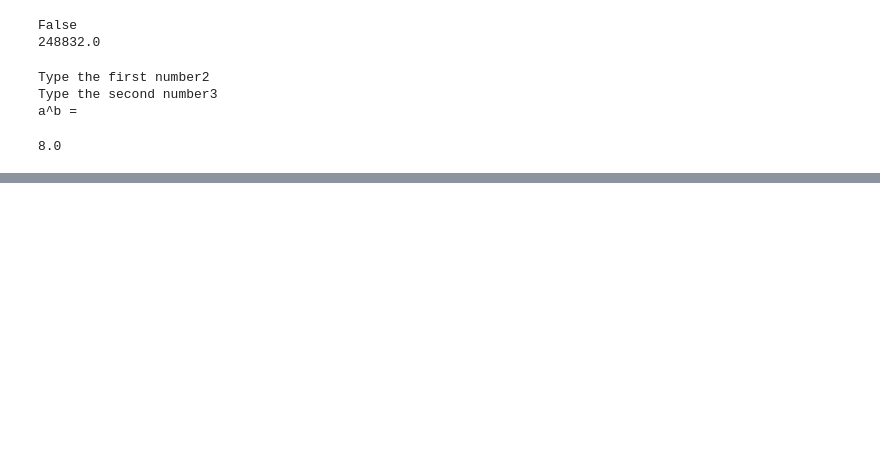
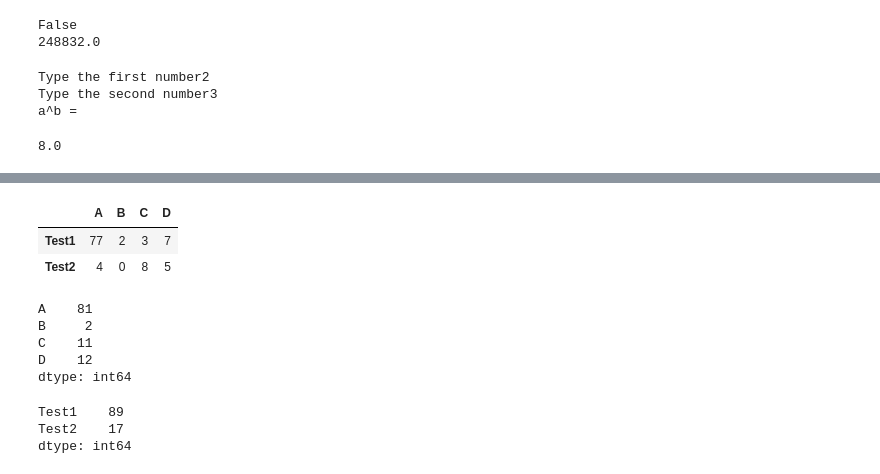
Before and after one commit to vera-rykalina/PythonDataStructures, a Jupyter notebook: modules.ipynb, the cells around one changed output, grey strips where cells are left out. Saved outputs shown, nothing was run; the diff lists cells and outputs as text; code cells hidden in the pictures; blank space fills up the shorter version.

```diff
--- a/modules.ipynb
+++ b/modules.ipynb
@@ -222,0 +456,21 @@ Type the second number: 2
+# %%
+df.loc["Test1", "A"] = 77
+df
+# %% [output]
+|  | A | B | C | D |
+| Test1 | 77 | 2 | 3 | 7 |
+| Test2 | 4 | 0 | 8 | 5 |
+# %%
+df.sum() # colomn-wise
+# %% [output]
+A    81
+B     2
+C    11
+D    12
+dtype: int64
+# %%
+df.sum(axis=1) # row-wise
+# %% [output]
+Test1    89
+Test2    17
+dtype: int64
```
Also changed, not shown: parts of 23 cells of this notebook, 1 other file.
